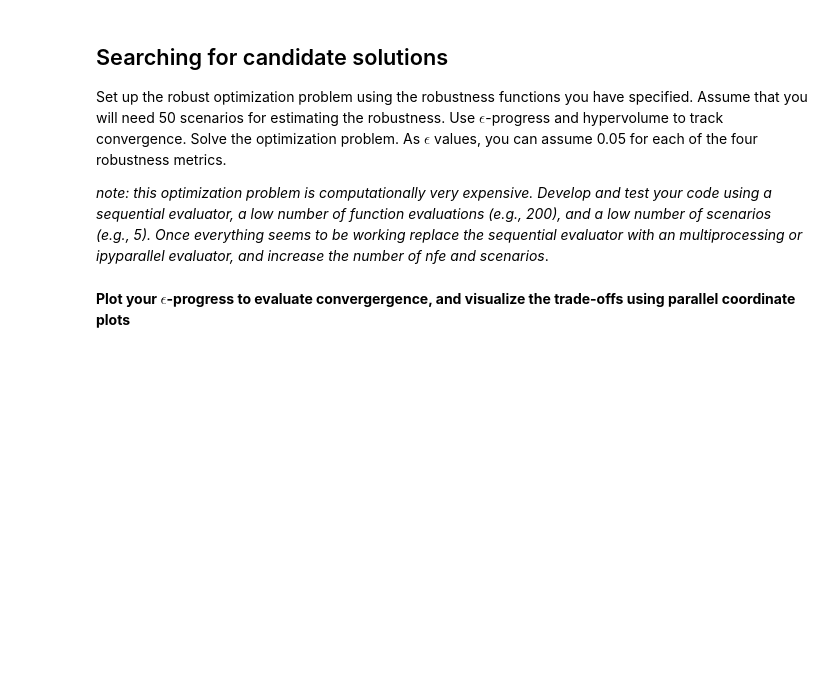
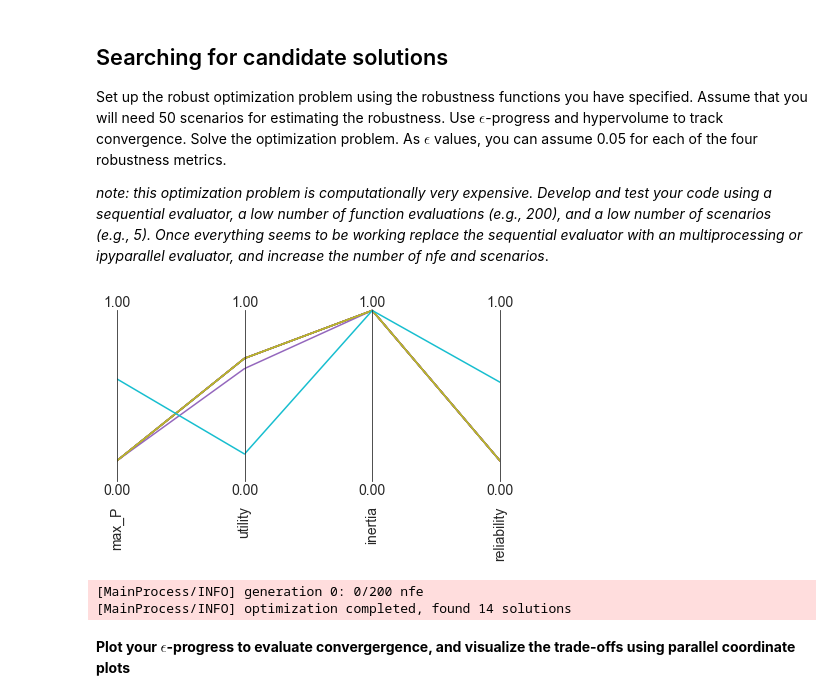
Before and after one commit to SoniAnmol/epa_1361_group_20_final_project, a Jupyter notebook: Week 5-6 - robustness and direct search/assignment 10 - MORO_roel.ipynb, the cells around one changed output. Drawn from its saved outputs; the diff is of its cells as text; code cells hidden in the pictures; blank space fills up the shorter version.

```diff
--- a/Week 5-6 - robustness and direct search/assignment 10 - MORO_roel.ipynb
+++ b/Week 5-6 - robustness and direct search/assignment 10 - MORO_roel.ipynb
@@ -142,3 +176,8 @@ outcomes
 Set up the robust optimization problem using the robustness functions you have specified. Assume that you will need 50 scenarios for estimating the robustness. Use $\epsilon$-progress and hypervolume to track convergence. Solve the optimization problem. As $\epsilon$ values, you can assume 0.05 for each of the four robustness metrics.
 
 *note: this optimization problem is computationally very expensive. Develop and test your code using a sequential evaluator, a low number of function evaluations (e.g., 200), and a low number of scenarios (e.g., 5). Once everything seems to be working replace the sequential evaluator with an multiprocessing or ipyparallel evaluator, and increase the number of nfe and scenarios*.
+# %%
+from ema_workbench.em_framework import sample_uncertainties
+n_scenarios = 50
+scenarios = sample_uncertainties(lake_model, n_scenarios)
+nfe = int(200)
@@ -144,0 +187,36 @@ Set up the robust optimization problem using the robustness functions you have s
+# %%
+with MultiprocessingEvaluator(lake_model) as evaluator:
+    results = evaluator.perform_experiments(scenarios=n_scenarios,
+                                            policies=10)
+# %%
+from ema_workbench.analysis import parcoords
+
+experiments, outcomes = results
+
+funcs = {"max_P": maxp,
+         "utility": utility,
+         "inertia": inertia,
+         "reliability": reliability}
+
+total_scores = {}
+for policy in np.unique(experiments['policy']):
+    scores = {}
+    logical = experiments['policy'] == policy
+
+    temp_outcomes = {k:v[logical] for k,v in outcomes.items()}
+
+    for k, v in temp_outcomes.items():
+        score = funcs[k](v)
+        scores[k] = score
+    total_scores[policy] = scores
+
+data = pd.DataFrame(total_scores).T.reset_index(drop=True)
+limits = parcoords.get_limits(data)
+limits.loc[0, :] = 0
+limits.loc[1, :] = 1
+
+paraxes = parcoords.ParallelAxes(limits)
+paraxes.plot(data)
+plt.show()
+# %% [output]
+[figure, added]
@@ -145,2 +259,25 @@ Set up the robust optimization problem using the robustness functions you have s
+# %%
+from ema_workbench import (MultiprocessingEvaluator, ema_logging,
+                           perform_experiments, SequentialEvaluator)
+from ema_workbench.em_framework.optimization import (HyperVolume,
+                                                     EpsilonProgress)
+from ema_workbench.em_framework.evaluators import BaseEvaluator
+
+BaseEvaluator.reporting_frequency = 0.1
+
+ema_logging.log_to_stderr(ema_logging.INFO)
+
+# there is a bit of problem with platypus, so using 1.1. gives
+# cleaner hypervolume results.
+convergence = [HyperVolume(minimum=[0,0,0,0], maximum=[1.1, 1.1, 1.1,1.1]),
+              EpsilonProgress()]
+
+epsilons=[0.01, 0.01, 0.01, 0.01, 0.01]
+with MultiprocessingEvaluator(lake_model) as evaluator:
+    archive, convergence = evaluator.robust_optimize(robustnes_functions, scenarios,nfe=nfe,
+                                                     convergence=convergence, epsilons=epsilons)
+# %% [output]
+[MainProcess/INFO] generation 0: 0/200 nfe
+[MainProcess/INFO] optimization completed, found 14 solutions
 # %% [markdown]
 **Plot your $\epsilon$-progress to evaluate convergergence, and visualize the trade-offs using parallel coordinate plots**
```
Also changed, not shown: parts of 17 cells of this notebook.
